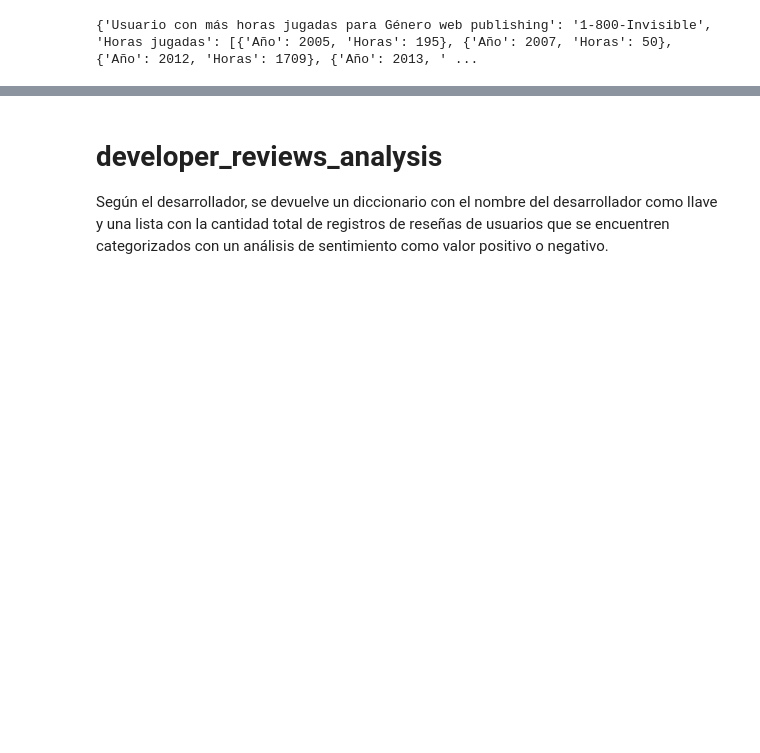
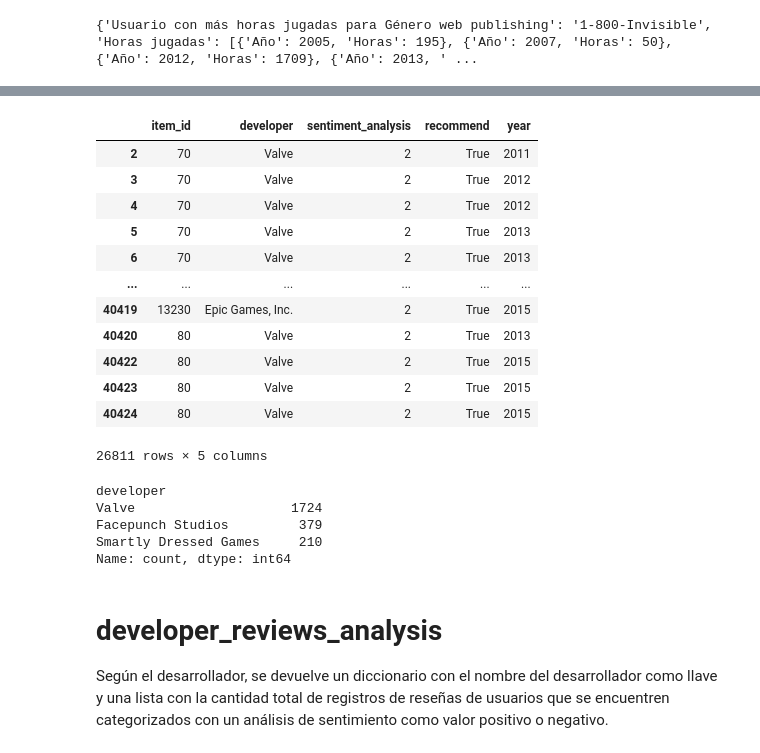
Before and after one commit to juampi1001/Proyecto_Individual_1_MLOps, a Jupyter notebook: Notebooks/Datos_y_funciones_API.ipynb, the cells around one changed output, grey strips where cells are left out. Drawn from its saved outputs; the diff is of its cells as text; code cells hidden in the pictures; blank space fills up the shorter version.

```diff
--- a/Notebooks/Datos_y_funciones_API.ipynb
+++ b/Notebooks/Datos_y_funciones_API.ipynb
@@ -500,0 +531,20 @@ max_hours.to_parquet('C:\\Users\\Juampi\\Desktop\\Henry\\PI_MLOps\\Datasets\\arc
+# %%
+# filtrar todos los registros que no tengan 'sentimen_analysis' igual a 2 y 'recommend' igual a True
+merged_df = merged_df[merged_df['sentiment_analysis'] == 2]
+merged_df = merged_df[merged_df['recommend'] == True]
+# %%
+merged_df
+# %% [output]
+|  | item_id | developer | sentiment_analysis | recommend | year |
+| 2 | 70 | Valve | 2 | True | 2011 |
+| 3 | 70 | Valve | 2 | True | 2012 |
+| 4 | 70 | Valve | 2 | True | 2012 |
+| 5 | 70 | Valve | 2 | True | 2013 |
+| 6 | 70 | Valve | 2 | True | 2013 |
+| ... | ... | ... | ... | ... | ... |
+| 40419 | 13230 | Epic Games, Inc. | 2 | True | 2015 |
+| 40420 | 80 | Valve | 2 | True | 2013 |
+| 40422 | 80 | Valve | 2 | True | 2015 |
+| 40423 | 80 | Valve | 2 | True | 2015 |
+| 40424 | 80 | Valve | 2 | True | 2015 |
+26811 rows × 5 columns
@@ -500,0 +565,8 @@ max_hours.to_parquet('C:\\Users\\Juampi\\Desktop\\Henry\\PI_MLOps\\Datasets\\arc
+# %%
+best_developer_year(2015)
+# %% [output]
+developer
+Valve                    1724
+Facepunch Studios         379
+Smartly Dressed Games     210
+Name: count, dtype: int64
```
Also changed, not shown: parts of 11 cells of this notebook, 3 other files.
